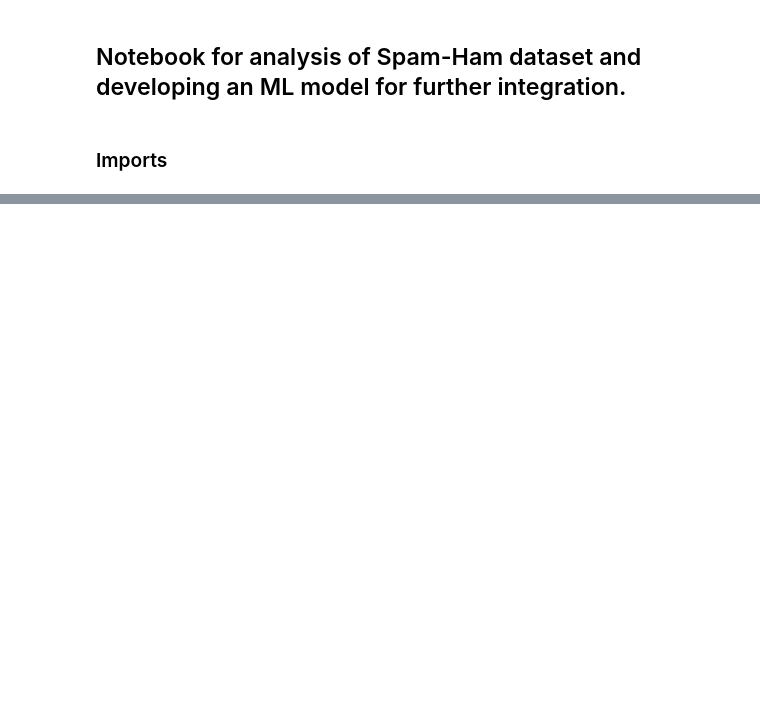
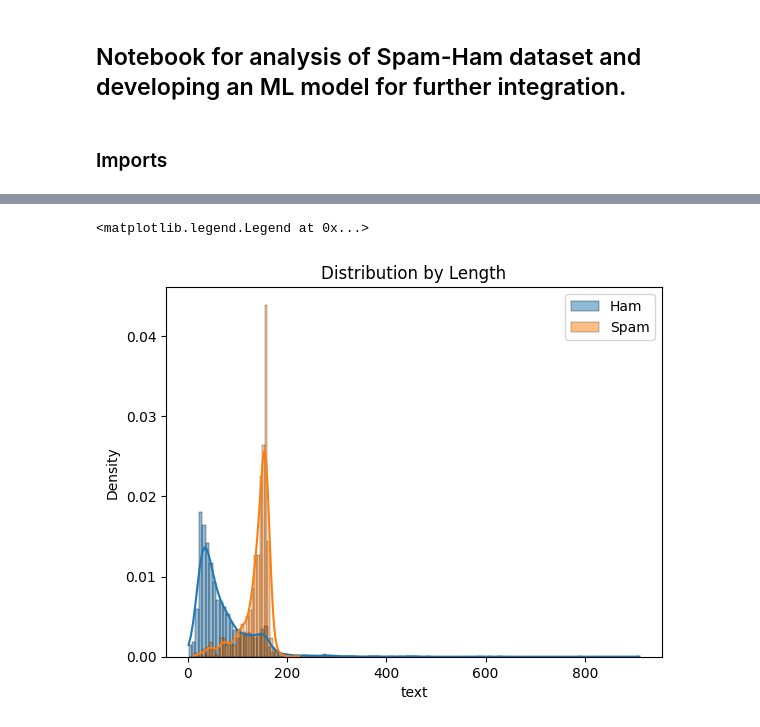
Before and after one commit to Akhand-Pratap-Tiwari/spam_ham_classifier, a Jupyter notebook: spam_ham_classifier.ipynb, the cells around one changed output, grey strips where cells are left out. Cells and saved outputs as stored; diff of their text form; code cells hidden in the pictures; blank space fills up the shorter version.

```diff
--- a/spam_ham_classifier.ipynb
+++ b/spam_ham_classifier.ipynb
@@ -48,0 +114,14 @@ from collections import Counter
+# %%
+# plotting graph by length (density).
+
+ham_msg_lengths = data[data['target'] == 'ham']['text'].str.len()
+sns.histplot(ham_msg_lengths, label='Ham', kde=True, stat="density")
+
+spam_msg_lengths = data[data['target'] == 'spam']['text'].str.len()
+sns.histplot(spam_msg_lengths, label='Spam', kde=True, stat="density")
+
+plt.title('Distribution by Length')
+plt.legend()
+# %% [output]
+<matplotlib.legend.Legend at 0x...>
+[figure, added]
```
Also changed, not shown: parts of 33 cells of this notebook.
